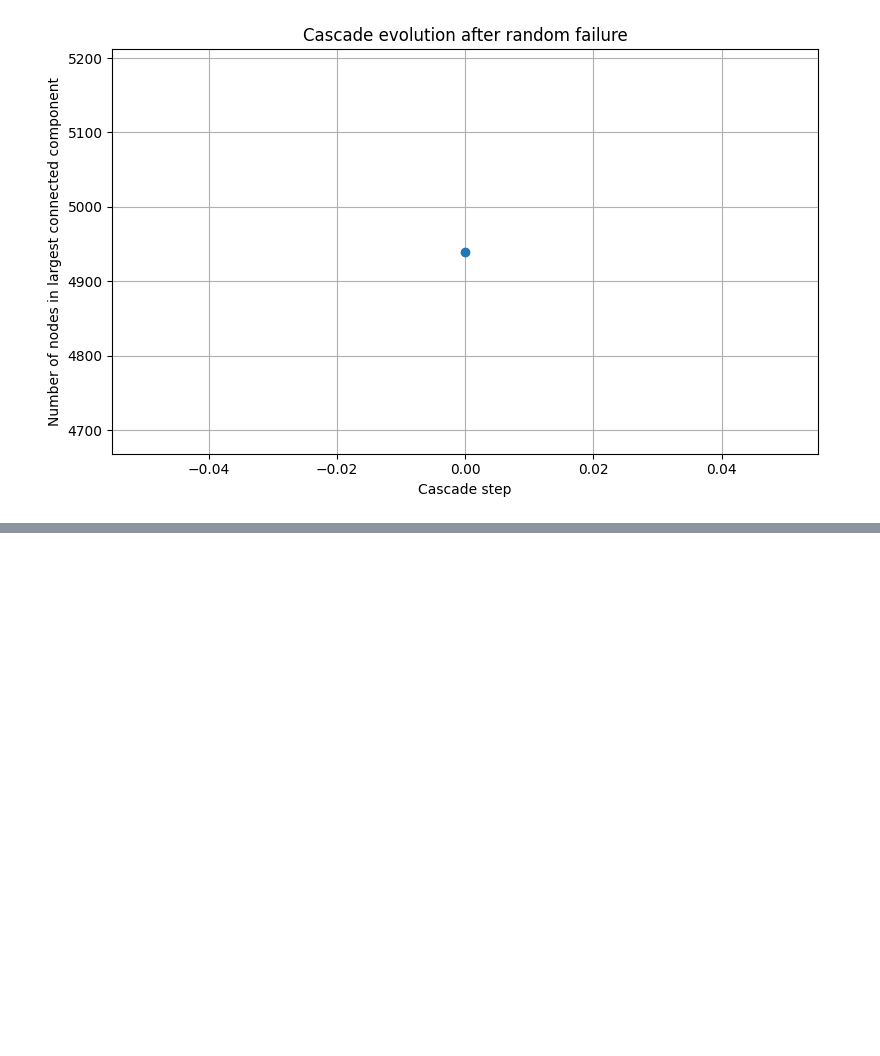
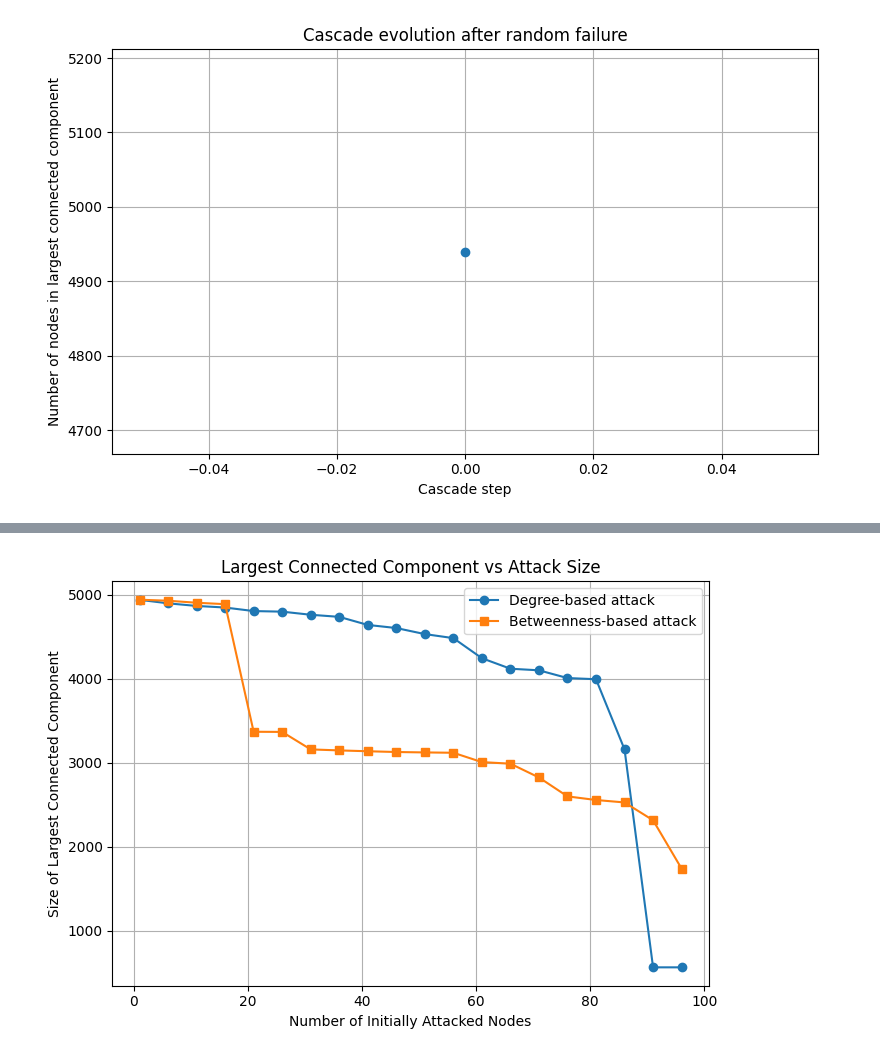
Before and after one commit to OctoPanna/western-us-power-grid, a Jupyter notebook: motter_lai_cascading_failure_model.ipynb, the cells around one changed output, grey strips where cells are left out. Saved outputs shown, nothing was run; the diff lists cells and outputs as text; code cells hidden in the pictures; blank space fills up the shorter version.

```diff
--- a/motter_lai_cascading_failure_model.ipynb
+++ b/motter_lai_cascading_failure_model.ipynb
@@ -255,0 +708,26 @@ plt.show()
+# %%
+plt.figure(figsize=(7, 5))
+
+plt.plot(
+    df_degree["attack_size"],
+    df_degree["largest_cc"],
+    marker="o",
+    label="Degree-based attack"
+)
+
+plt.plot(
+    df_bc["attack_size"],
+    df_bc["largest_cc"],
+    marker="s",
+    label="Betweenness-based attack"
+)
+
+plt.xlabel("Number of Initially Attacked Nodes")
+plt.ylabel("Size of Largest Connected Component")
+plt.title("Largest Connected Component vs Attack Size")
+plt.grid(True)
+plt.legend()
+plt.tight_layout()
+plt.show()
+# %% [output]
+[figure, added]
```
Also changed, not shown: parts of 6 cells of this notebook.
